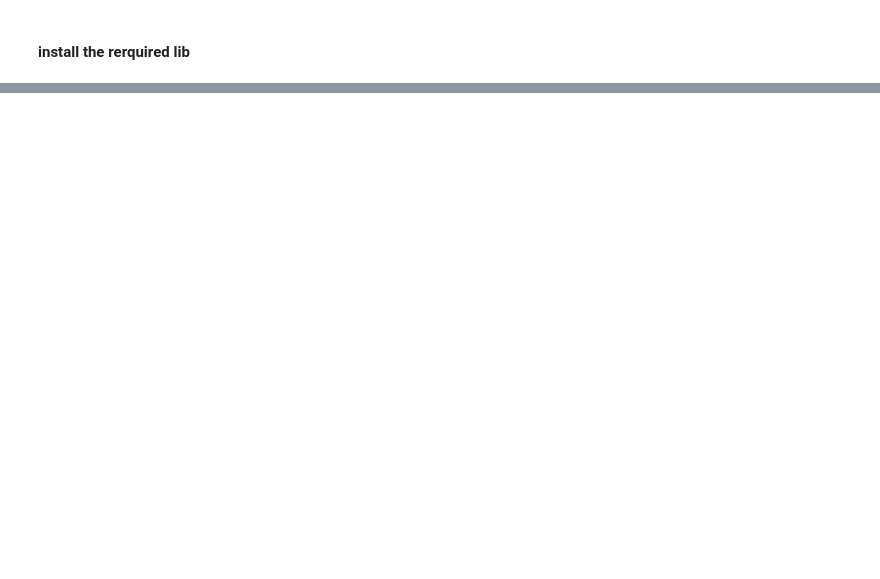
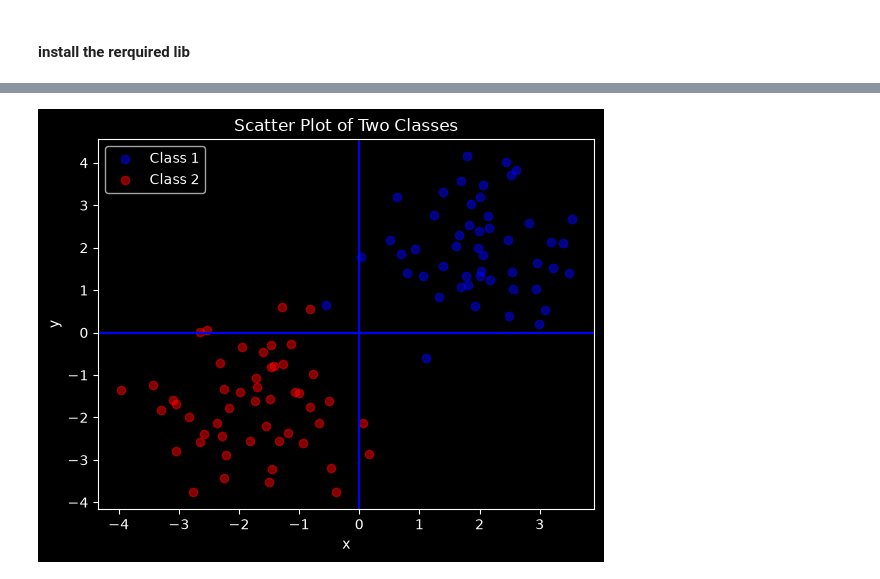
Before and after one commit to ashraf-revo/aibdaya, a Jupyter notebook: week2/numpy_visualization_OOP.ipynb, the cells around one changed output, grey strips where cells are left out. Drawn from its saved outputs; the diff is of its cells as text; code cells hidden in the pictures; blank space fills up the shorter version.

```diff
--- a/week2/numpy_visualization_OOP.ipynb
+++ b/week2/numpy_visualization_OOP.ipynb
@@ -34,0 +223,19 @@ import matplotlib.pyplot as plt
+# %%
+class_x_1=np.random.randn(50)+2
+class_y_1=np.random.randn(50)+2
+
+class_x_2=np.random.randn(50)-2
+class_y_2=np.random.randn(50)-2
+
+
+plt.scatter(class_x_1, class_y_1, label="Class 1", color='blue', alpha=0.5)
+plt.scatter(class_x_2, class_y_2, label="Class 2", color='red', alpha=0.5)
+plt.axhline(0, color='blue')
+plt.axvline(0, color='blue')
+plt.title("Scatter Plot of Two Classes")
+plt.xlabel("x")
+plt.ylabel("y")
+plt.legend()
+plt.show()
+# %% [output]
+[figure, added]
```
Also changed, not shown: parts of 23 cells of this notebook.
